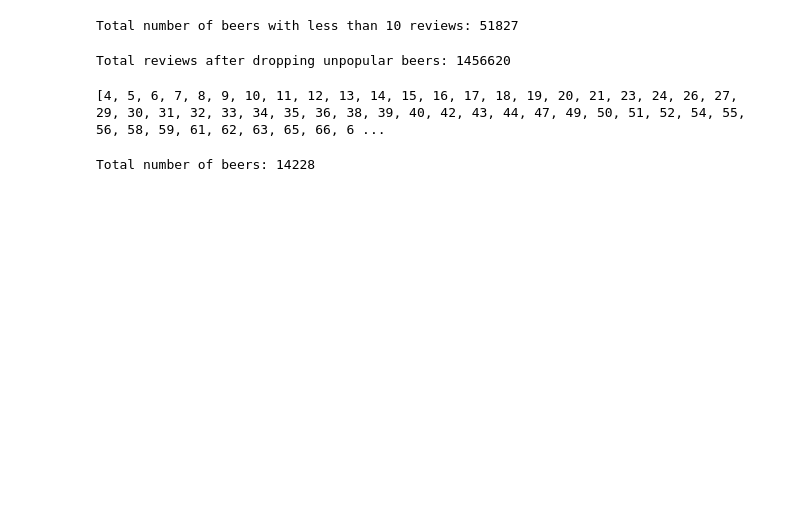
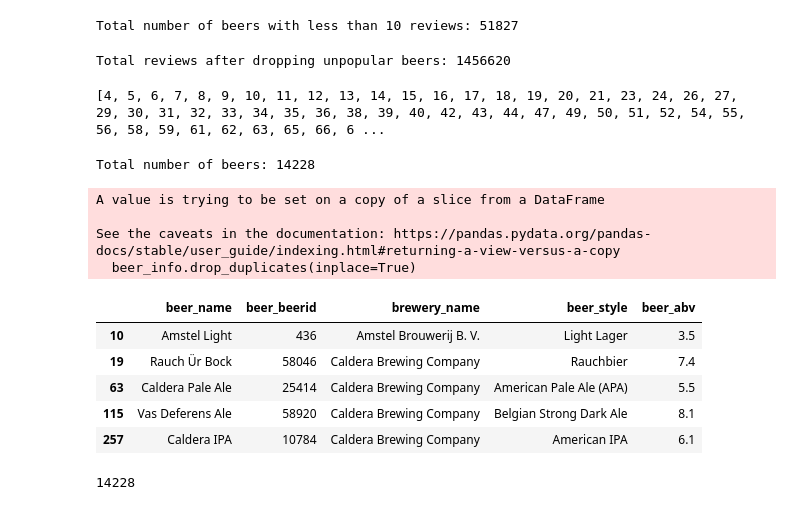
Before and after one commit to NickStrauch13/beer-recommender, a Jupyter notebook: src/notebooks/data_ingestion.ipynb, the cells around one changed output. Saved outputs shown, nothing was run; the diff lists cells and outputs as text; code cells hidden in the pictures; blank space fills up the shorter version.

```diff
--- a/src/notebooks/data_ingestion.ipynb
+++ b/src/notebooks/data_ingestion.ipynb
@@ -68,3 +75,23 @@ with open("../../data/user_review_vectors.jsonl", 'a') as file:
         file.write(json_string + '\n')
 # %% [output]
 Total number of beers: 14228
+# %%
+# get dataframe of beer name, beer id, brewery name, beer style, and beer abv
+beer_info = df[['beer_name', 'beer_beerid', 'brewery_name', 'beer_style', 'beer_abv']]
+beer_info.drop_duplicates(inplace=True)
+
+
+display(beer_info.head())
+print(len(beer_info))
+# %% [output]
+A value is trying to be set on a copy of a slice from a DataFrame
+
+See the caveats in the documentation: https://pandas.pydata.org/pandas-docs/stable/user_guide/indexing.html#returning-a-view-versus-a-copy
+  beer_info.drop_duplicates(inplace=True)
+|  | beer_name | beer_beerid | brewery_name | beer_style | beer_abv |
+| 10 | Amstel Light | 436 | Amstel Brouwerij B. V. | Light Lager | 3.5 |
+| 19 | Rauch Ür Bock | 58046 | Caldera Brewing Company | Rauchbier | 7.4 |
+| 63 | Caldera Pale Ale | 25414 | Caldera Brewing Company | American Pale Ale (APA) | 5.5 |
+| 115 | Vas Deferens Ale | 58920 | Caldera Brewing Company | Belgian Strong Dark Ale | 8.1 |
+| 257 | Caldera IPA | 10784 | Caldera Brewing Company | American IPA | 6.1 |
+14228
```
Also changed, not shown: parts of 2 cells of this notebook, 1 other file.
